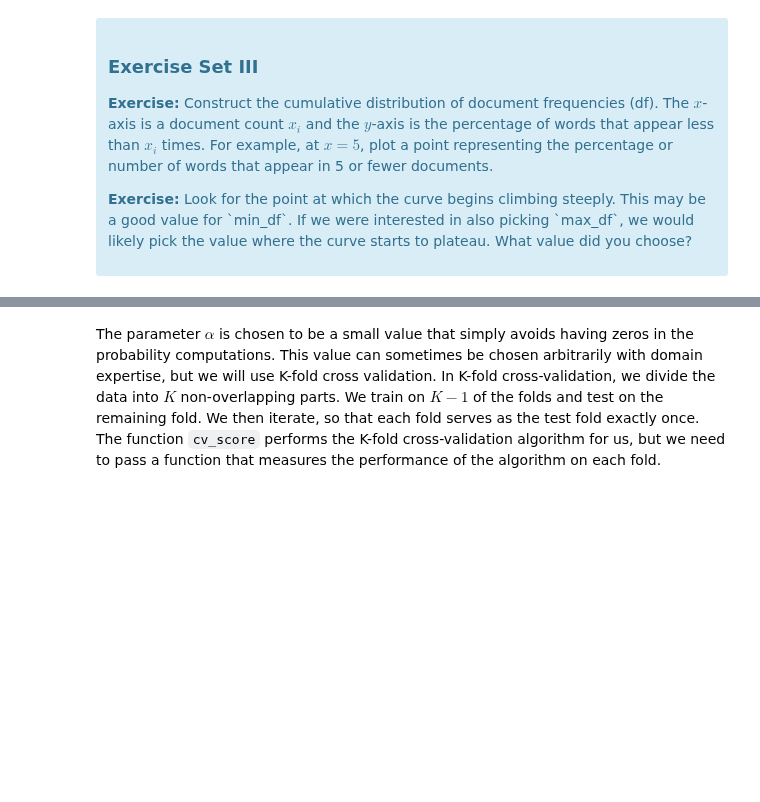
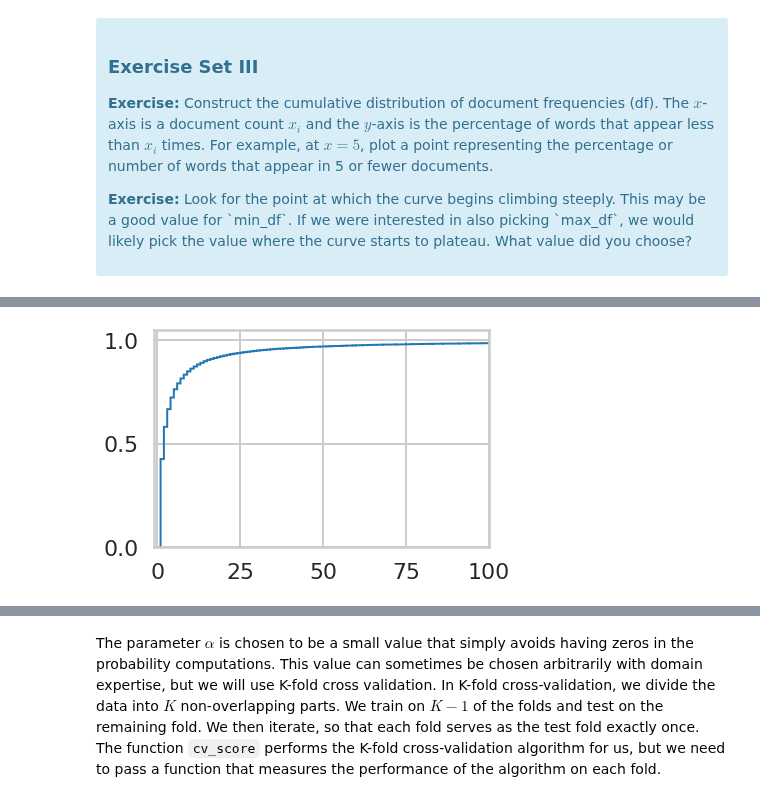
Before and after one commit to morganfry/springboard, a Jupyter notebook: mini-projects/10.3.3/naive_bayes/Mini_Project_Naive_Bayes.ipynb, the cells around one changed output, grey strips where cells are left out. Saved outputs shown, nothing was run; the diff lists cells and outputs as text; code cells hidden in the pictures; blank space fills up the shorter version.

```diff
--- a/mini-projects/10.3.3/naive_bayes/Mini_Project_Naive_Bayes.ipynb
+++ b/mini-projects/10.3.3/naive_bayes/Mini_Project_Naive_Bayes.ipynb
@@ -310,5 +310,3 @@ df.head()
 | 5 | Jonathan Rosenbaum | fresh | 114709 | Chicago Reader | an entertaining computer-generate... | 2008-03-10 | 9559 | Toy story |
 # %%
 X,y=make_xy(df)
-# %%
-X=X.toarray()
@@ -324,0 +313,4 @@ array([[0, 0, 0, ..., 0, 0, 0],
+# %%
+df=list(sorted((X).sum(axis=0).reshape(-1).tolist()[0]))
+# %%
+c=pd.Series(df)
@@ -324,0 +332,8 @@ array([[0, 0, 0, ..., 0, 0, 0],
+# %%
+y=np.arange(c.sum())
+# %%
+plt.hist(c,y,histtype='step',cumulative=True,density=True)
+plt.xlim(-1,100)
+plt.show()
+# %% [output]
+[figure, added]
```
Also changed, not shown: parts of 29 cells of this notebook.
